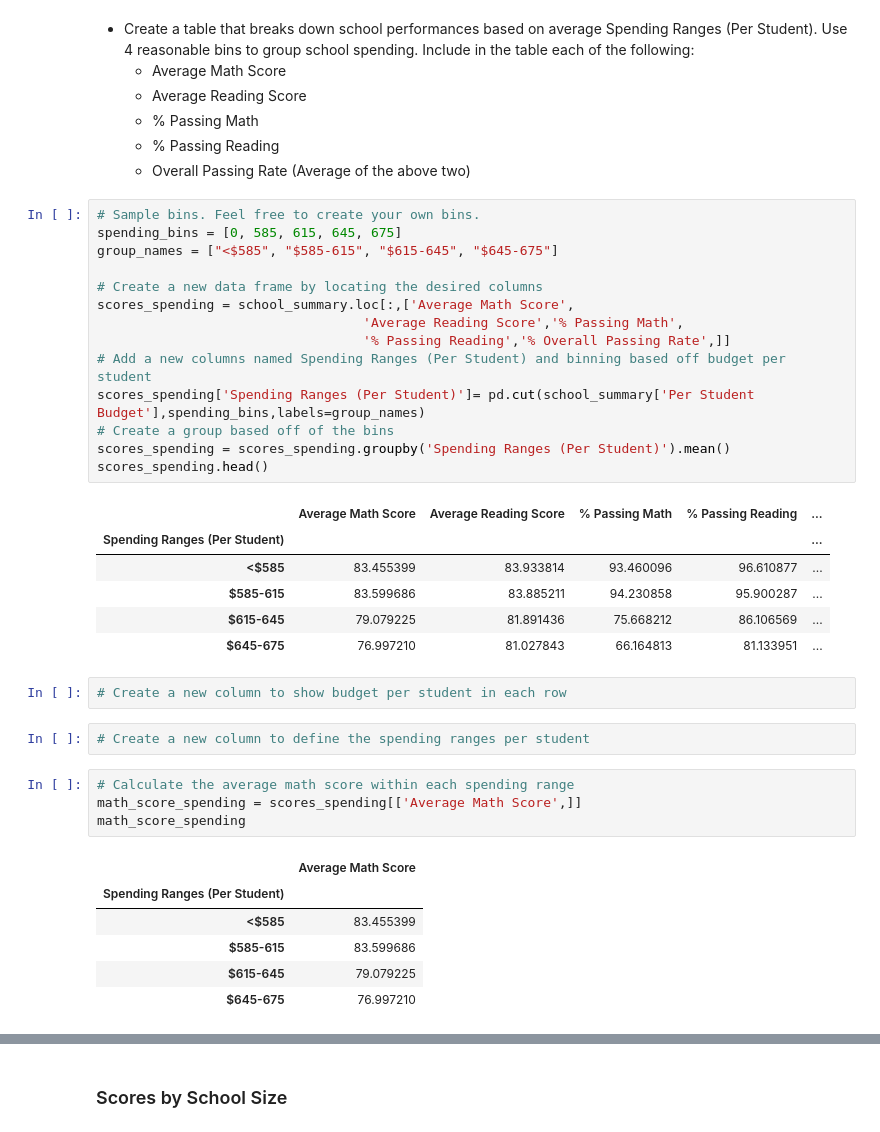
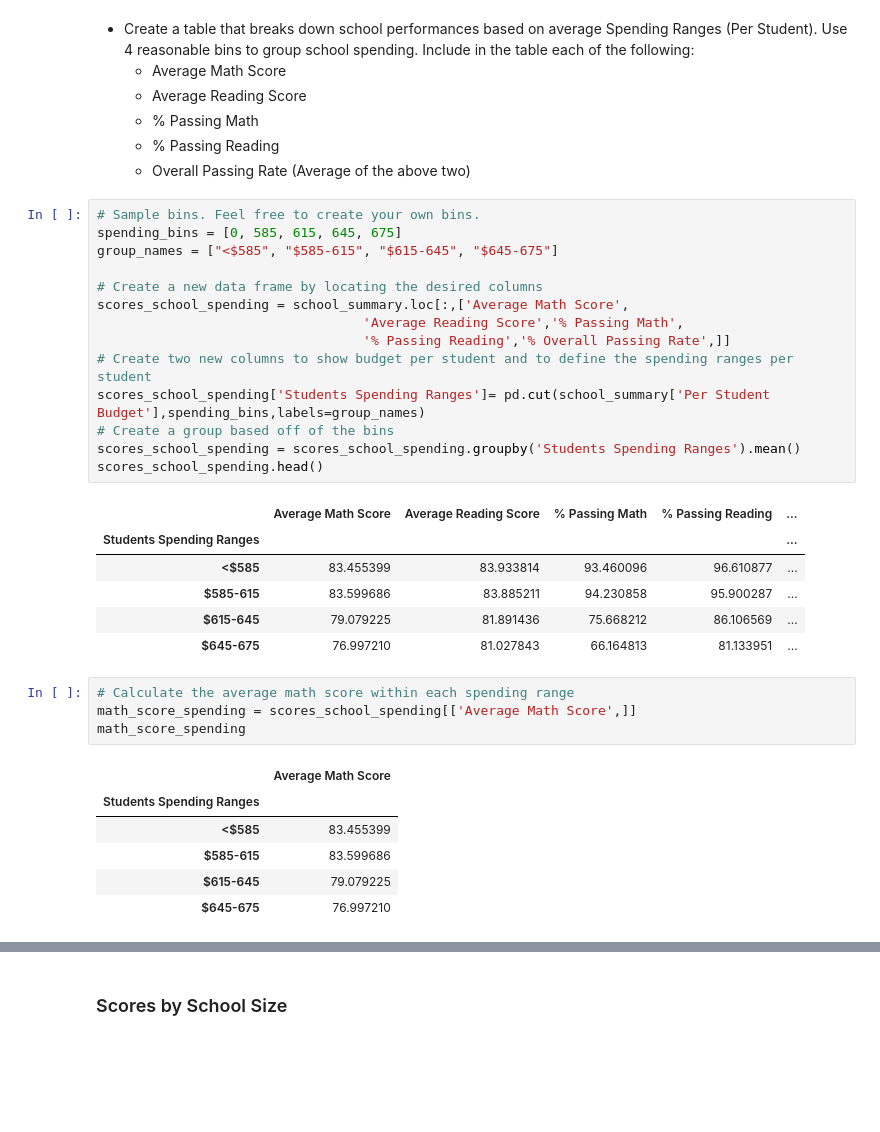
Before and after one commit to leitschuh/DS311-assignments-exercises, a Jupyter notebook: 1. python-assignment/python-lab-assignment/Python_Lab_Assignment.ipynb, the cells around one changed output, grey strips where cells are left out. Cells and saved outputs as stored; diff of their text form; blank space fills up the shorter version.

```diff
--- a/1. python-assignment/python-lab-assignment/Python_Lab_Assignment.ipynb
+++ b/1. python-assignment/python-lab-assignment/Python_Lab_Assignment.ipynb
@@ -665,35 +660,31 @@ Name: reading_score, dtype: float64
 # %%
 # Sample bins. Feel free to create your own bins.
 spending_bins = [0, 585, 615, 645, 675]
 group_names = ["<$585", "$585-615", "$615-645", "$645-675"]
 
 # Create a new data frame by locating the desired columns
-scores_spending = school_summary.loc[:,['Average Math Score',
+scores_school_spending = school_summary.loc[:,['Average Math Score',
                                   'Average Reading Score','% Passing Math',
                                   '% Passing Reading','% Overall Passing Rate',]]
-# Add a new columns named Spending Ranges (Per Student) and binning based off budget per student
-scores_spending['Spending Ranges (Per Student)']= pd.cut(school_summary['Per Student Budget'],spending_bins,labels=group_names)
+# Create two new columns to show budget per student and to define the spending ranges per student
+scores_school_spending['Students Spending Ranges']= pd.cut(school_summary['Per Student Budget'],spending_bins,labels=group_names)
 # Create a group based off of the bins
-scores_spending = scores_spending.groupby('Spending Ranges (Per Student)').mean()
-scores_spending.head()
+scores_school_spending = scores_school_spending.groupby('Students Spending Ranges').mean()
+scores_school_spending.head()
 # %% [output]
 |  | Average Math Score | Average Reading Score | % Passing Math | % Passing Reading | ... |
-| Spending Ranges (Per Student) |  |  |  |  | ... |
+| Students Spending Ranges |  |  |  |  | ... |
 | <$585 | 83.455399 | 83.933814 | 93.460096 | 96.610877 | ... |
 | $585-615 | 83.599686 | 83.885211 | 94.230858 | 95.900287 | ... |
 | $615-645 | 79.079225 | 81.891436 | 75.668212 | 86.106569 | ... |
 | $645-675 | 76.997210 | 81.027843 | 66.164813 | 81.133951 | ... |
-# %%
-# Create a new column to show budget per student in each row
-# %%
-# Create a new column to define the spending ranges per student
 # %%
 # Calculate the average math score within each spending range
-math_score_spending = scores_spending[['Average Math Score',]]
+math_score_spending = scores_school_spending[['Average Math Score',]]
 math_score_spending
 # %% [output]
 |  | Average Math Score |
-| Spending Ranges (Per Student) |  |
+| Students Spending Ranges |  |
 | <$585 | 83.455399 |
 | $585-615 | 83.599686 |
 | $615-645 | 79.079225 |
```
Also changed, not shown: parts of 14 cells of this notebook, 1 other file.
